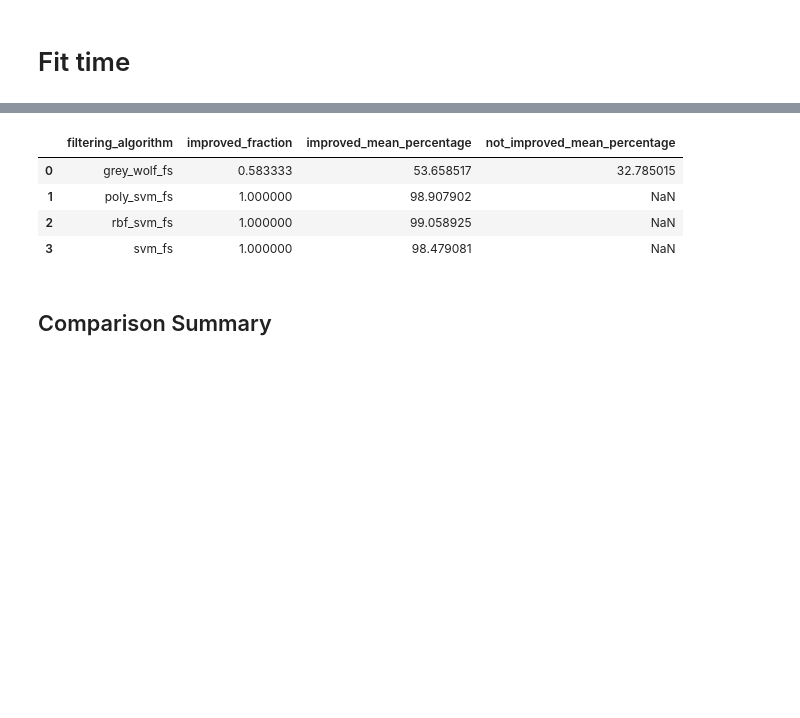
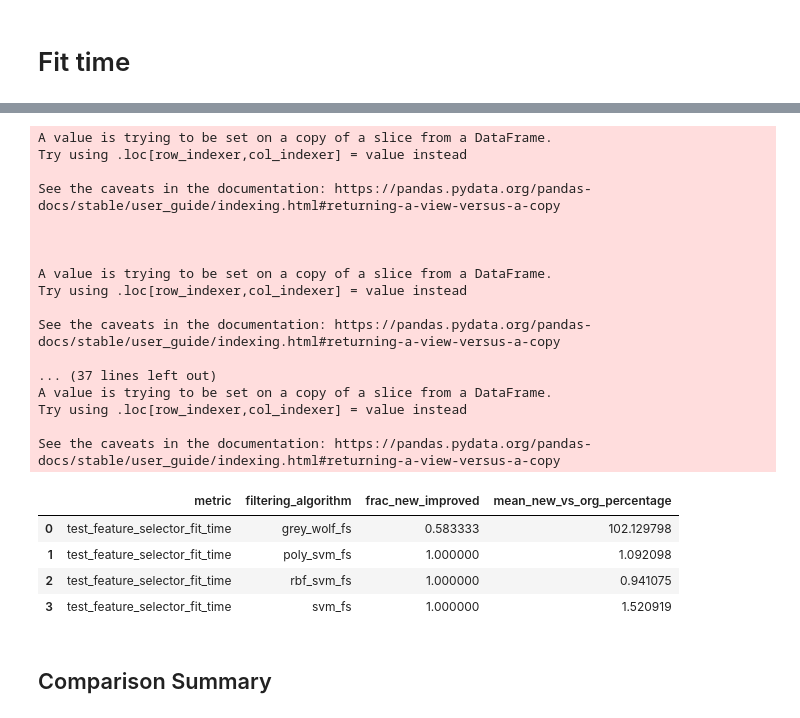
Before and after one commit to TzviLederer/feature-selection, a Jupyter notebook: analyze_results.ipynb, the cells around one changed output, grey strips where cells are left out. Saved outputs shown, nothing was run; the diff lists cells and outputs as text; code cells hidden in the pictures; blank space fills up the shorter version.

```diff
--- a/analyze_results.ipynb
+++ b/analyze_results.ipynb
@@ -388,20 +206,50 @@ res_df
-# %%
-stats = []
-for new_fs in improvements_fs:
-    org_fs = new_fs[:-len('_New')]
-    improved = res_df[res_df[f'better_{org_fs}'] == 'Improved']
-    not_improved = res_df[res_df[f'better_{org_fs}'] == 'Original']
-    frac_improved = len(improved) / len(res_df)
-    mean_improved = improved[f'better_{org_fs}_percentage'].mean()
-    mean_not_improved = not_improved[f'better_{org_fs}_percentage'].mean()
-    stats.append({'filtering_algorithm': org_fs, 'improved_fraction': frac_improved, 'improved_mean_percentage': mean_improved, 'not_improved_mean_percentage': mean_not_improved})
-fit_time_stats_df = pd.DataFrame(stats)
-fit_time_stats_df
-# %% [output]
-|  | filtering_algorithm | improved_fraction | improved_mean_percentage | not_improved_mean_percentage |
-| 0 | grey_wolf_fs | 0.583333 | 53.658517 | 32.785015 |
-| 1 | poly_svm_fs | 1.000000 | 98.907902 | NaN |
-| 2 | rbf_svm_fs | 1.000000 | 99.058925 | NaN |
-| 3 | svm_fs | 1.000000 | 98.479081 | NaN |
+# %%
+agg = {'test_feature_selector_fit_time': 'max'}
+rename = {k:f'new_{k}' for k in agg.keys()}
+experiment_cols = ['dataset', 'filtering_algorithm']
+new_df = df[df['filtering_algorithm'].str.endswith('_New')].groupby(experiment_cols).agg(agg).reset_index().rename(columns=rename)
+new_df['filtering_algorithm'] = new_df['filtering_algorithm'].map(lambda x: x[:-len('_New')])
+
+cmp_df = new_df.join(df.groupby(experiment_cols).agg(agg).reset_index().set_index(experiment_cols), on=experiment_cols)
+
+stats = []
+for k in agg.keys():
+    for org_fs in cmp_df['filtering_algorithm'].unique():
+        new_fs = f'{org_fs}_New'
+        fs_df = cmp_df[(cmp_df['filtering_algorithm'] == org_fs) & (cmp_df[k] > 0)]
+        is_better = (fs_df[f'new_{k}'] < fs_df[k])
+        fs_df[f'better_mode_{k}'] = is_better.map(lambda x: 'New' if x else 'Original')
+        fs_df[f'new_vs_org_{k}_percentage'] = fs_df.apply(lambda x: (100 * x[f'new_{k}'] / x[k]), axis=1)
+        stats.append({
+            'metric': k,
+            'filtering_algorithm': org_fs,
+            'frac_new_improved': len(fs_df[is_better]) / len(fs_df),
+            'mean_new_vs_org_percentage': fs_df[f'new_vs_org_{k}_percentage'].mean()
+        })
+fit_time_stats_df = pd.DataFrame(stats)
+fit_time_stats_df
+# %% [output]
+A value is trying to be set on a copy of a slice from a DataFrame.
+Try using .loc[row_indexer,col_indexer] = value instead
+
+See the caveats in the documentation: https://pandas.pydata.org/pandas-docs/stable/user_guide/indexing.html#returning-a-view-versus-a-copy
+
+
+
+A value is trying to be set on a copy of a slice from a DataFrame.
+Try using .loc[row_indexer,col_indexer] = value instead
+
+See the caveats in the documentation: https://pandas.pydata.org/pandas-docs/stable/user_guide/indexing.html#returning-a-view-versus-a-copy
+
+... (37 lines left out)
+A value is trying to be set on a copy of a slice from a DataFrame.
+Try using .loc[row_indexer,col_indexer] = value instead
+
+See the caveats in the documentation: https://pandas.pydata.org/pandas-docs/stable/user_guide/indexing.html#returning-a-view-versus-a-copy
+|  | metric | filtering_algorithm | frac_new_improved | mean_new_vs_org_percentage |
+| 0 | test_feature_selector_fit_time | grey_wolf_fs | 0.583333 | 102.129798 |
+| 1 | test_feature_selector_fit_time | poly_svm_fs | 1.000000 | 1.092098 |
+| 2 | test_feature_selector_fit_time | rbf_svm_fs | 1.000000 | 0.941075 |
+| 3 | test_feature_selector_fit_time | svm_fs | 1.000000 | 1.520919 |
 # %% [markdown]
 ## Comparison Summary
```
Also changed, not shown: parts of 20 cells of this notebook.
